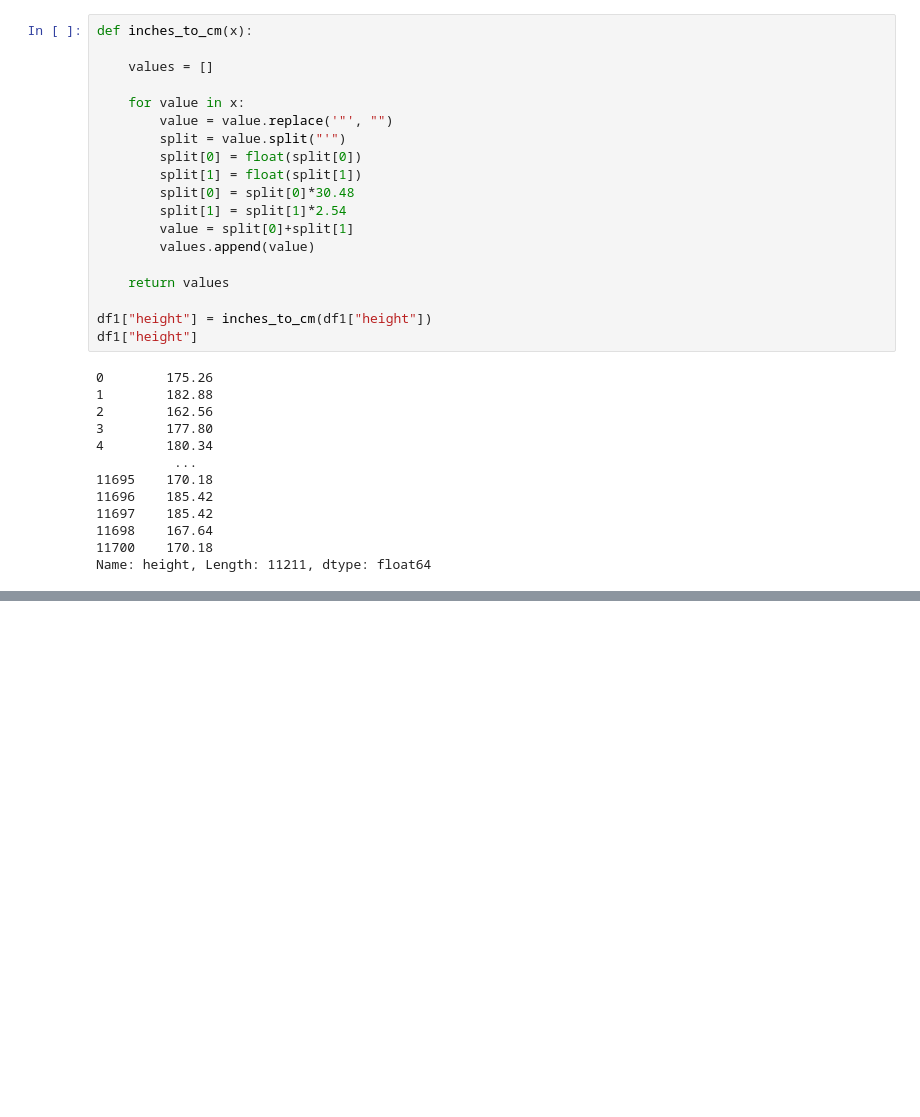
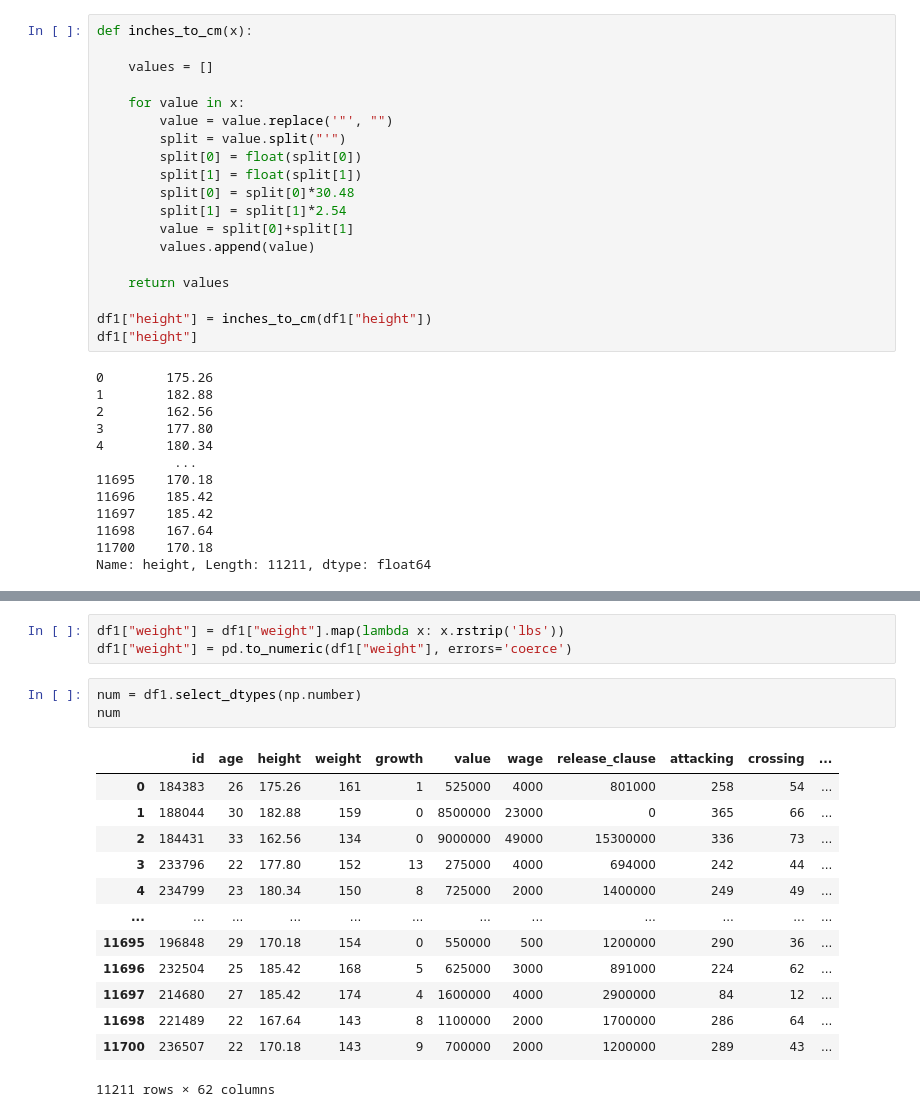
Before and after one commit to Alfon22A/FIFA-Challenge_G1, a Jupyter notebook: Solution.ipynb, the cells around one changed output, grey strips where cells are left out. Cells and saved outputs as stored; diff of their text form; blank space fills up the shorter version.

```diff
--- a/Solution.ipynb
+++ b/Solution.ipynb
@@ -199,0 +217,20 @@ Name: height, Length: 11211, dtype: float64
+# %%
+df1["weight"] = df1["weight"].map(lambda x: x.rstrip('lbs'))
+df1["weight"] = pd.to_numeric(df1["weight"], errors='coerce')
+# %%
+num = df1.select_dtypes(np.number)
+num
+# %% [output]
+|  | id | age | height | weight | growth | value | wage | release_clause | attacking | crossing | ... |
+| 0 | 184383 | 26 | 175.26 | 161 | 1 | 525000 | 4000 | 801000 | 258 | 54 | ... |
+| 1 | 188044 | 30 | 182.88 | 159 | 0 | 8500000 | 23000 | 0 | 365 | 66 | ... |
+| 2 | 184431 | 33 | 162.56 | 134 | 0 | 9000000 | 49000 | 15300000 | 336 | 73 | ... |
+| 3 | 233796 | 22 | 177.80 | 152 | 13 | 275000 | 4000 | 694000 | 242 | 44 | ... |
+| 4 | 234799 | 23 | 180.34 | 150 | 8 | 725000 | 2000 | 1400000 | 249 | 49 | ... |
+| ... | ... | ... | ... | ... | ... | ... | ... | ... | ... | ... | ... |
+| 11695 | 196848 | 29 | 170.18 | 154 | 0 | 550000 | 500 | 1200000 | 290 | 36 | ... |
+| 11696 | 232504 | 25 | 185.42 | 168 | 5 | 625000 | 3000 | 891000 | 224 | 62 | ... |
+| 11697 | 214680 | 27 | 185.42 | 174 | 4 | 1600000 | 4000 | 2900000 | 84 | 12 | ... |
+| 11698 | 221489 | 22 | 167.64 | 143 | 8 | 1100000 | 2000 | 1700000 | 286 | 64 | ... |
+| 11700 | 236507 | 22 | 170.18 | 143 | 9 | 700000 | 2000 | 1200000 | 289 | 43 | ... |
+11211 rows × 62 columns
```
Also changed, not shown: parts of 5 cells of this notebook.
